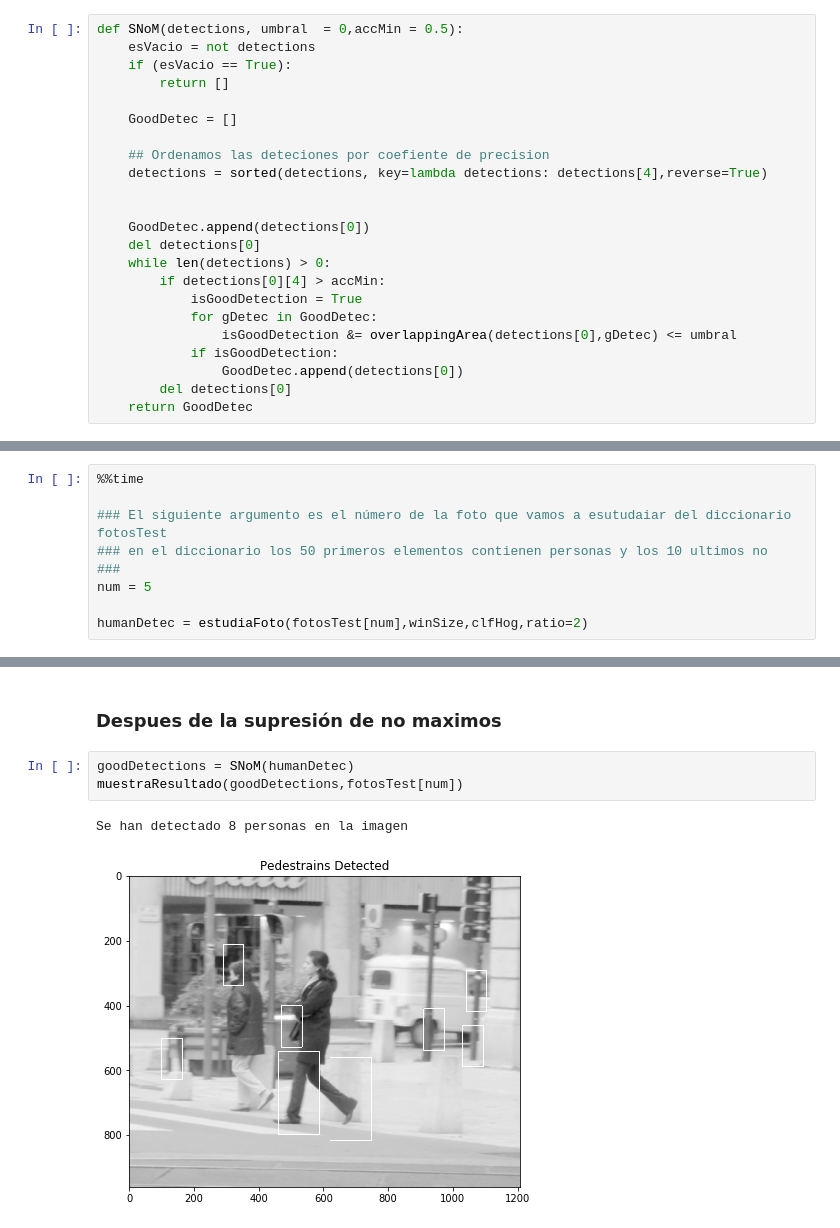
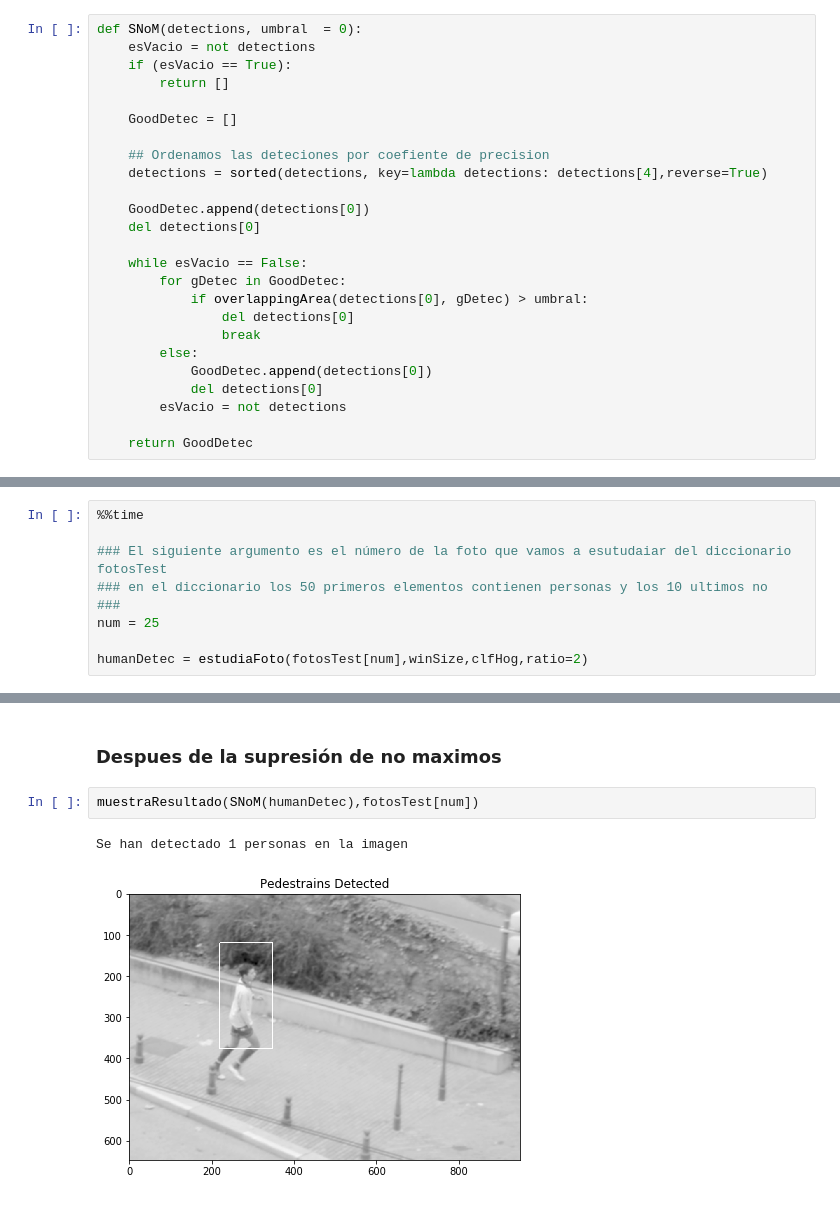
Before and after one commit to jhonnyfc/Human_Detection_Project, a Jupyter notebook: HumanDP_Code.ipynb, the cells around one changed output, grey strips where cells are left out. Saved outputs shown, nothing was run; the diff lists cells and outputs as text.

```diff
--- a/HumanDP_Code.ipynb
+++ b/HumanDP_Code.ipynb
@@ -356,7 +356,7 @@ def overlappingArea(detection_1, detection_2):
 
   - **detections**: lista con las coordenadas de las ventanas, es la salida de la funcion **estudiaFoto**.
 # %%
-def SNoM(detections, umbral  = 0,accMin = 0.5):
+def SNoM(detections, umbral  = 0):
     esVacio = not detections
     if (esVacio == True):
         return []
@@ -366,17 +366,19 @@ def SNoM(detections, umbral  = 0,accMin = 0.5):
     ## Ordenamos las deteciones por coefiente de precision
     detections = sorted(detections, key=lambda detections: detections[4],reverse=True)
 
-
     GoodDetec.append(detections[0])
     del detections[0]
-    while len(detections) > 0:
-        if detections[0][4] > accMin:
-            isGoodDetection = True
-            for gDetec in GoodDetec:
-                isGoodDetection &= overlappingArea(detections[0],gDetec) <= umbral
-            if isGoodDetection:
-                GoodDetec.append(detections[0])
-        del detections[0]
+
+    while esVacio == False:
+        for gDetec in GoodDetec:
+            if overlappingArea(detections[0], gDetec) > umbral:
+                del detections[0]
+                break
+        else:
+            GoodDetec.append(detections[0])
+            del detections[0]
+        esVacio = not detections
+
     return GoodDetec
 # %% [markdown]
 # Prueba del Modelo
@@ -418,7 +420,7 @@ def muestraResultado(detections,im0, text = "Pedestrains Detected"):
 ### El siguiente argumento es el número de la foto que vamos a esutudaiar del diccionario fotosTest
 ### en el diccionario los 50 primeros elementos contienen personas y los 10 ultimos no
 ###
-num = 5
+num = 25
 
 humanDetec = estudiaFoto(fotosTest[num],winSize,clfHog,ratio=2)
 # %% [output]
@@ -433,8 +435,7 @@ Se han detectado 118 personas en la imagen
 # %% [markdown]
 ### Despues de la supresión de no maximos
 # %%
-goodDetections = SNoM(humanDetec)
-muestraResultado(goodDetections,fotosTest[num])
+muestraResultado(SNoM(humanDetec),fotosTest[num])
 # %% [output]
-Se han detectado 8 personas en la imagen
+Se han detectado 1 personas en la imagen
-[figure, old version]
+[figure, new version]
```
Also changed, not shown: parts of 3 cells of this notebook.
